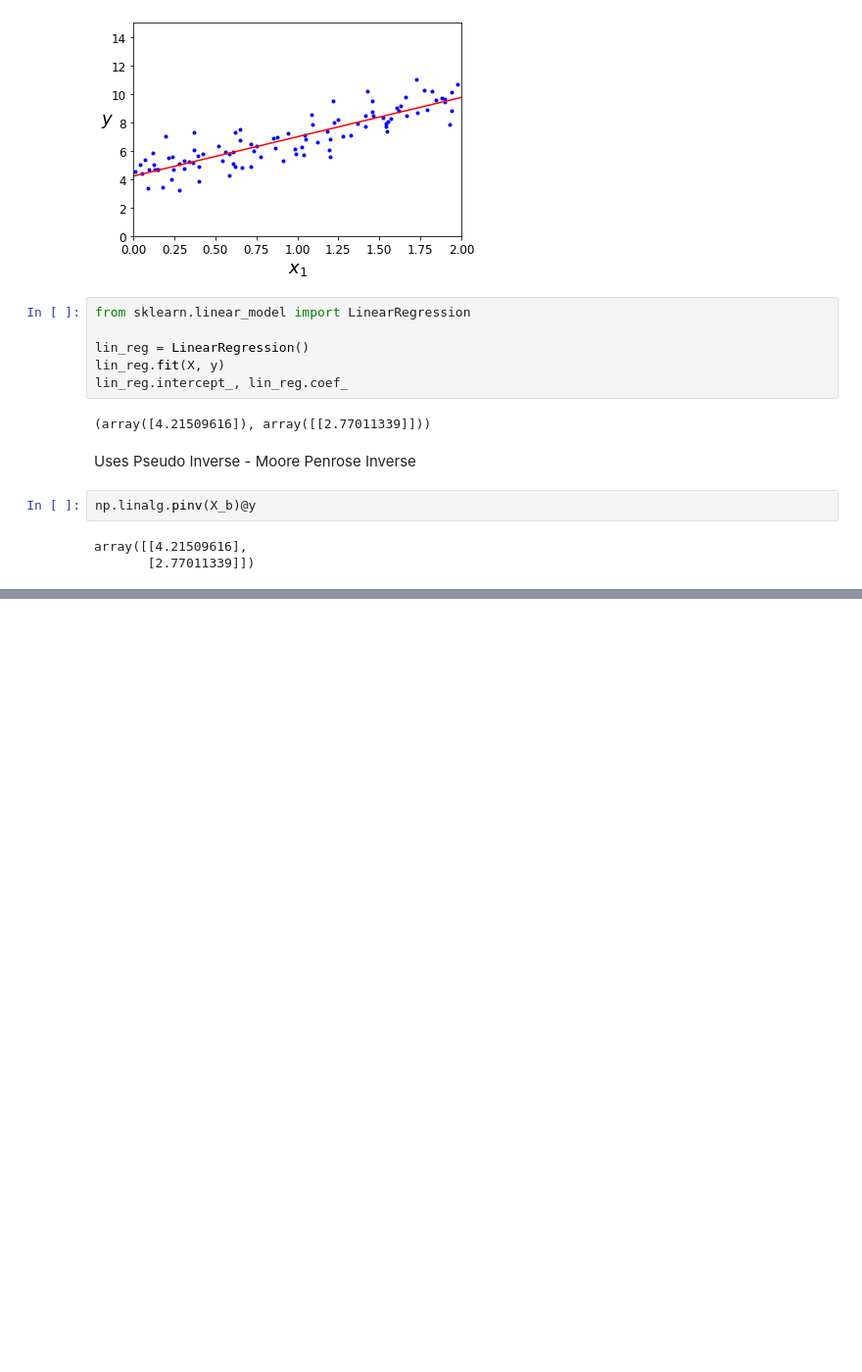
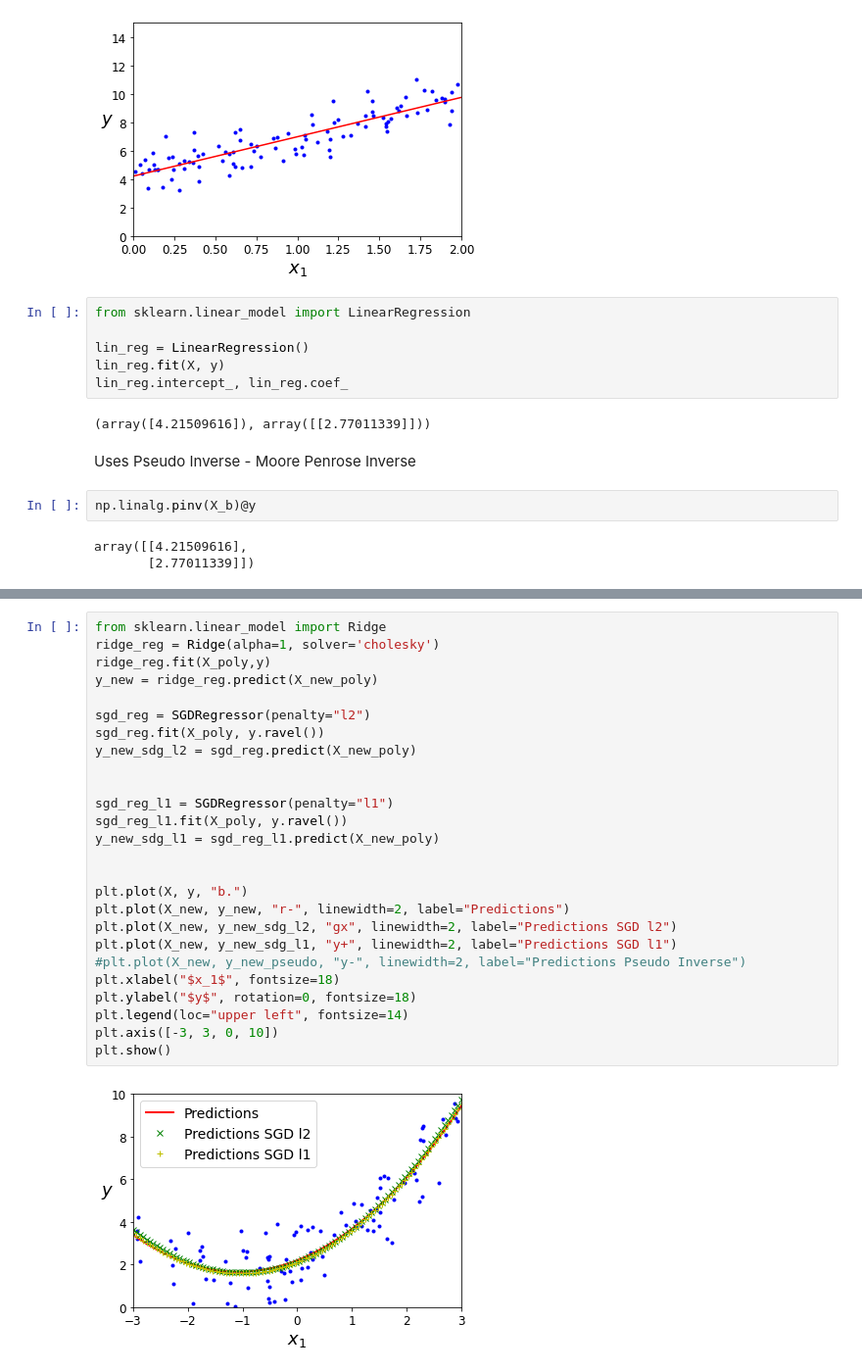
Before and after one commit to TheoHelfenberger/notes-handson-ml, a Jupyter notebook: Regression.ipynb, the cells around one changed output, grey strips where cells are left out. Shown: that part at 98% size. Cells and saved outputs as stored; diff of their text form; blank space fills up the shorter version.

```diff
--- a/Regression.ipynb
+++ b/Regression.ipynb
@@ -78,0 +252,28 @@ array([[4.21509616],
+# %%
+from sklearn.linear_model import Ridge
+ridge_reg = Ridge(alpha=1, solver='cholesky')
+ridge_reg.fit(X_poly,y)
+y_new = ridge_reg.predict(X_new_poly)
+
+sgd_reg = SGDRegressor(penalty="l2")
+sgd_reg.fit(X_poly, y.ravel())
+y_new_sdg_l2 = sgd_reg.predict(X_new_poly)
+
+
+sgd_reg_l1 = SGDRegressor(penalty="l1")
+sgd_reg_l1.fit(X_poly, y.ravel())
+y_new_sdg_l1 = sgd_reg_l1.predict(X_new_poly)
+
+
+plt.plot(X, y, "b.")
+plt.plot(X_new, y_new, "r-", linewidth=2, label="Predictions")
+plt.plot(X_new, y_new_sdg_l2, "gx", linewidth=2, label="Predictions SGD l2")
+plt.plot(X_new, y_new_sdg_l1, "y+", linewidth=2, label="Predictions SGD l1")
+#plt.plot(X_new, y_new_pseudo, "y-", linewidth=2, label="Predictions Pseudo Inverse")
+plt.xlabel("$x_1$", fontsize=18)
+plt.ylabel("$y$", rotation=0, fontsize=18)
+plt.legend(loc="upper left", fontsize=14)
+plt.axis([-3, 3, 0, 10])
+plt.show()
+# %% [output]
+[figure, added]
```
Also changed, not shown: parts of 17 cells of this notebook.
